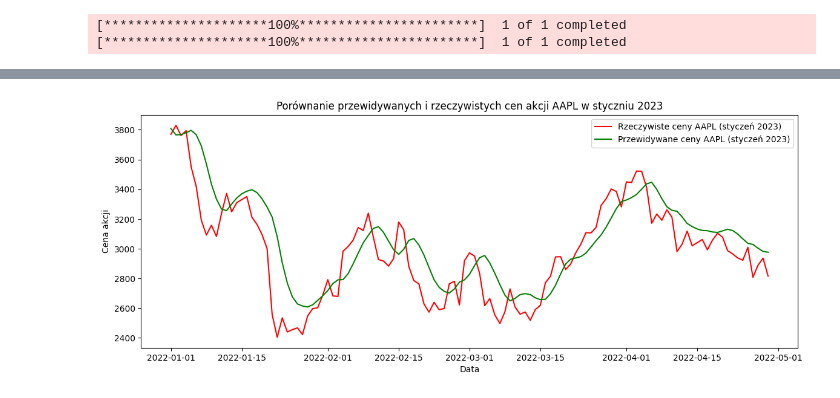
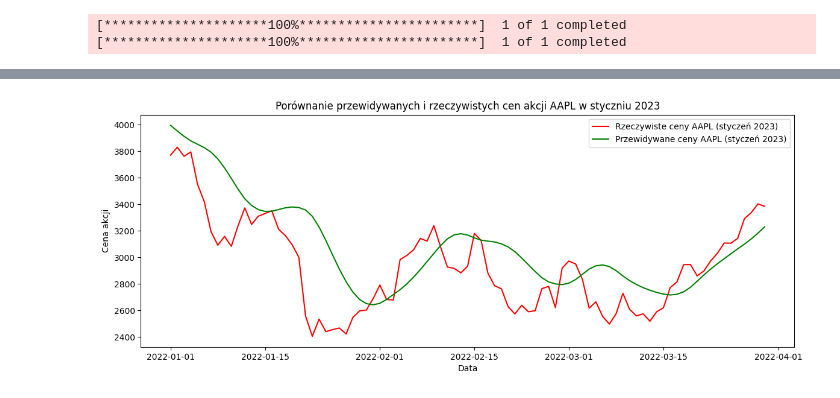
Before and after one commit to cynarski/crypto_predict, a Jupyter notebook: testlstm.ipynb, the cells around one changed output, grey strips where cells are left out. Cells and saved outputs as stored; diff of their text form; code cells hidden in the pictures.

```diff
--- a/testlstm.ipynb
+++ b/testlstm.ipynb
@@ -53,7 +53,7 @@ model.summary()
 model.compile(loss='mean_squared_error', optimizer='adam')
 
 # Trenowanie modelu z walidacją
-history = model.fit(X_train, Y_train, epochs=100, batch_size=64, validation_data=(X_val, Y_val), verbose=1)
+history = model.fit(X_train, Y_train, epochs=25, batch_size=64, validation_data=(X_val, Y_val), verbose=1)
 
 # Predykcja na zbiorze walidacyjnym
 predicted_val = model.predict(X_val)
@@ -116,10 +116,10 @@ Epoch 100/100
 # %%
 # Pobranie danych do 31-12-2022 dla predykcji na styczeń 2023
-train_data = yf.download('ETH-USD', start='2019-01-01', end='2021-12-31')
+train_data = yf.download('ETH-USD', start='2017-01-01', end='2021-12-31')
 train_close = train_data[['Close']].values
 
 # Pobranie danych od 01-01-2023 do 31-01-2023 (bez patrzenia na nie)
-test_data = yf.download('ETH-USD', start='2022-01-01', end='2022-04-30')
+test_data = yf.download('ETH-USD', start='2022-01-01', end='2022-03-31')
 actual_prices = test_data[['Close']].values
 
 # Łączenie danych w celu zachowania ciągłości sekwencji
@@ -162 +163 @@ plt.show()
-[figure, old version]
+[figure, new version]
```
Also changed, not shown: parts of 2 cells of this notebook, 2 other files.
